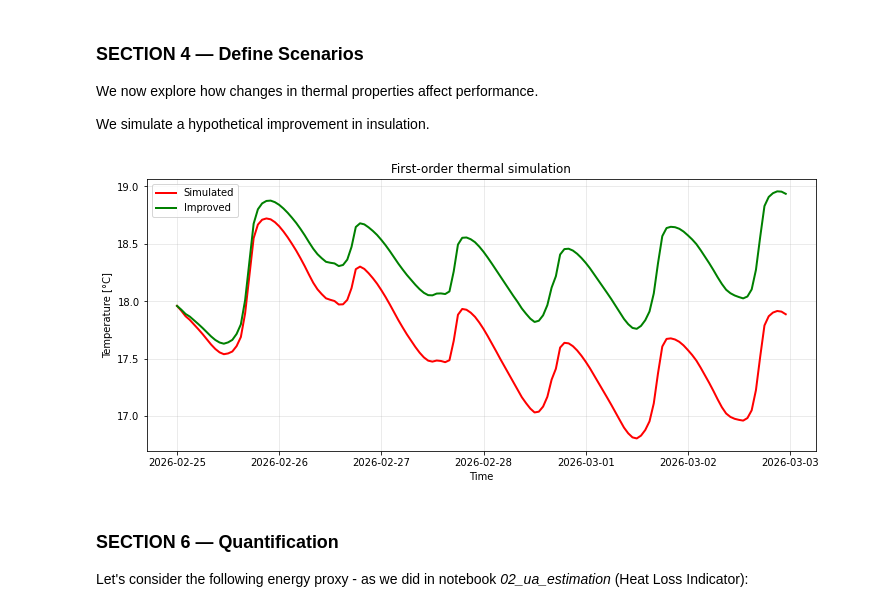
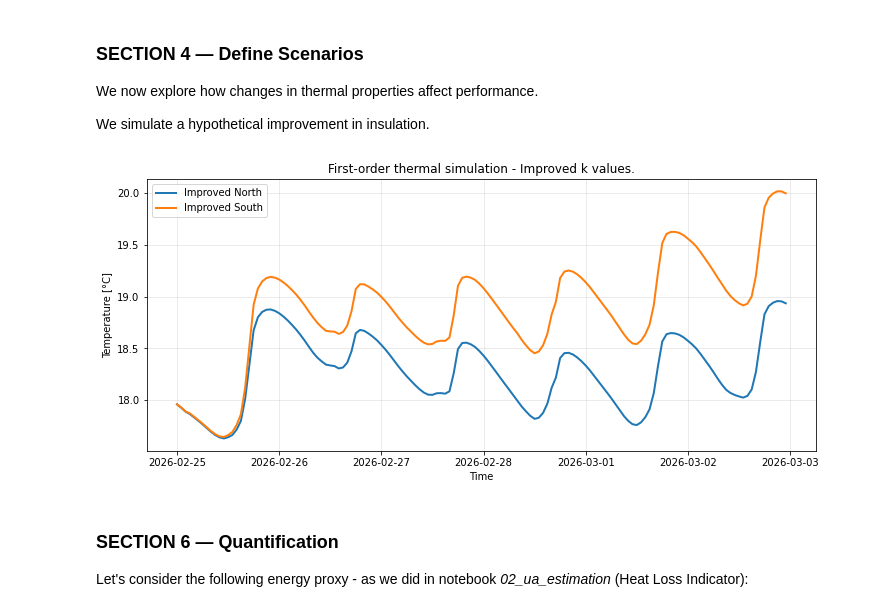
Before and after one commit to sotdousk/residential-thermal-digital-twin, a Jupyter notebook: notebooks/05_actionable_energy_insights.ipynb, the cells around one changed output. Cells and saved outputs as stored; diff of their text form; code cells hidden in the pictures.

```diff
--- a/notebooks/05_actionable_energy_insights.ipynb
+++ b/notebooks/05_actionable_energy_insights.ipynb
@@ -102,2 +109,16 @@ df_sim["Tsim_baseline"] = simulate_first_order_with_dynamic_solar(
+# %%
+k_opt_south = 0.00741
+alpha_opt_south = 0.03738
+
+k_baseline_south = k_opt_south
+df_sim["Tsim_baseline_south"] = simulate_first_order_with_dynamic_solar(
+    T0=T0,
+    Tout_local_series=df_sim[column_out_south],
+    Tout_north_series=df_sim[column_out_north],
+    Tout_south_series=df_sim[column_out_south],
+    k=k_baseline_south,
+    alpha=alpha_opt_south,
+    dt=dt
+)
 # %%
 plt.figure(figsize=(12, 5))
@@ -125,27 +177,41 @@ k_improved = 0.8 * k_opt  # 20% improvement
+# %%
+k_improved_north = 0.8 * k_opt_north  # 20% improvement
+k_improved_south = 0.8 * k_opt_south  # 20% improvement
 # %%
-df_sim["Tsim_improved"] = simulate_first_order_with_dynamic_solar(
+df_sim["Tsim_improved_north"] = simulate_first_order_with_dynamic_solar(
     T0=T0,
     Tout_local_series=df_sim[column_out_north],
     Tout_north_series=df_sim[column_out_north],
     Tout_south_series=df_sim[column_out_south],
-    k=k_improved,
-    alpha=alpha_opt,
+    k=k_improved_north,
+    alpha=alpha_opt_north,
     dt=dt
 )
+# %%
+df_sim["Tsim_improved_south"] = simulate_first_order_with_dynamic_solar(
+    T0=T0,
+    Tout_local_series=df_sim[column_out_south],
+    Tout_north_series=df_sim[column_out_north],
+    Tout_south_series=df_sim[column_out_south],
+    k=k_improved_south,
+    alpha=alpha_opt_south,
+    dt=dt
+)
 # %%
 plt.figure(figsize=(12, 5))
-plt.plot(df_sim.index, df_sim["Tsim_baseline"], label="Simulated", color="red", linewidth=2)
-plt.plot(df_sim.index, df_sim["Tsim_improved"], label="Improved", color="green", linewidth=2)
+# plt.plot(df_sim.index, df_sim["Tsim_baseline_north"], label="Baseline", color="red", linewidth=2)
+plt.plot(df_sim.index, df_sim["Tsim_improved_north"], label="Improved North", linewidth=2)
+plt.plot(df_sim.index, df_sim["Tsim_improved_south"], label="Improved South", linewidth=2)
 
-plt.title("First-order thermal simulation")
+plt.title("First-order thermal simulation - Improved k values.")
 plt.xlabel("Time")
 plt.ylabel("Temperature [°C]")
 plt.legend()
 plt.grid(True, alpha=0.3)
 
 plt.show()
 # %% [output]
-[figure, old version]
+[figure, new version]
 # %% [markdown]
 ### SECTION 6 — Quantification
 
```
Also changed, not shown: parts of 28 cells of this notebook, 1 other file.
